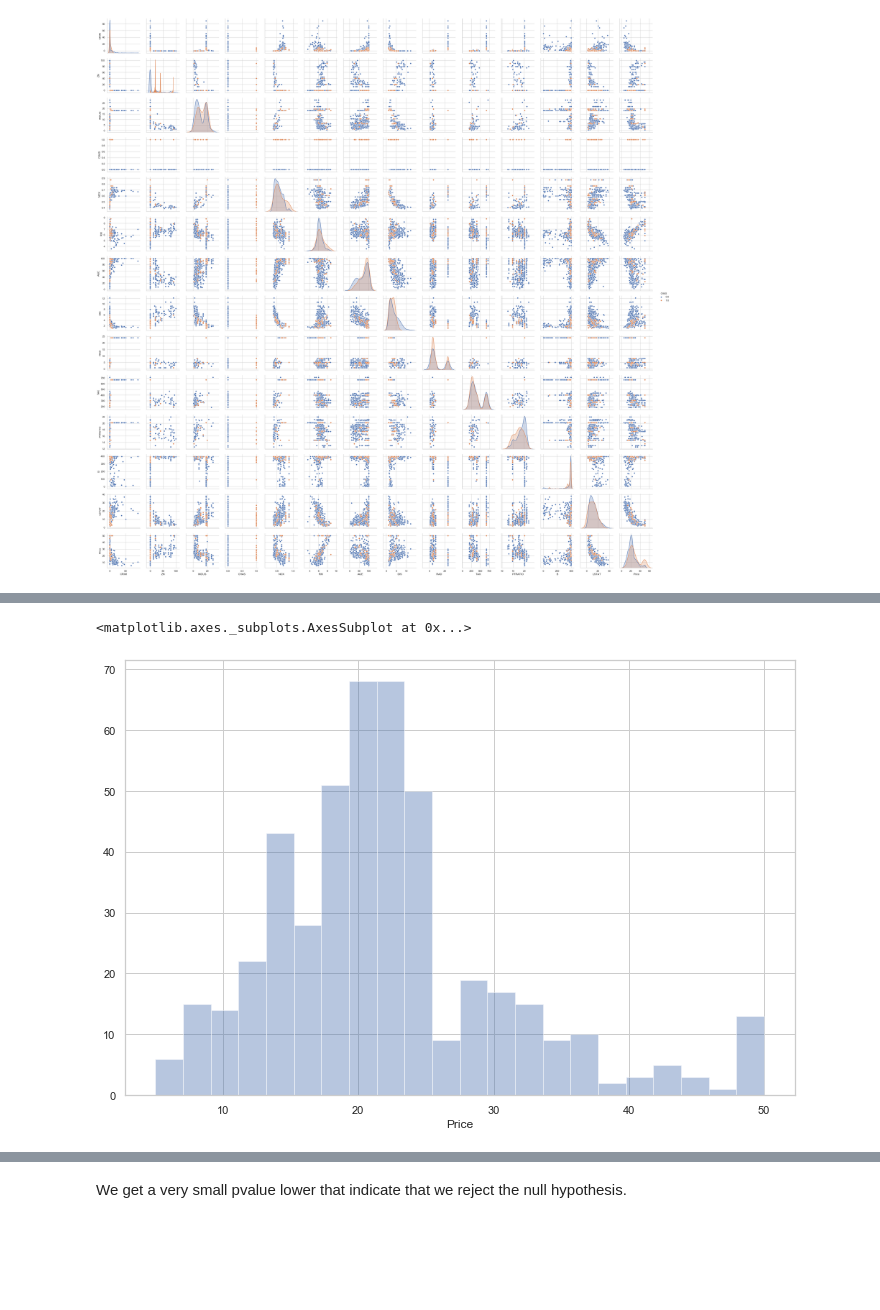
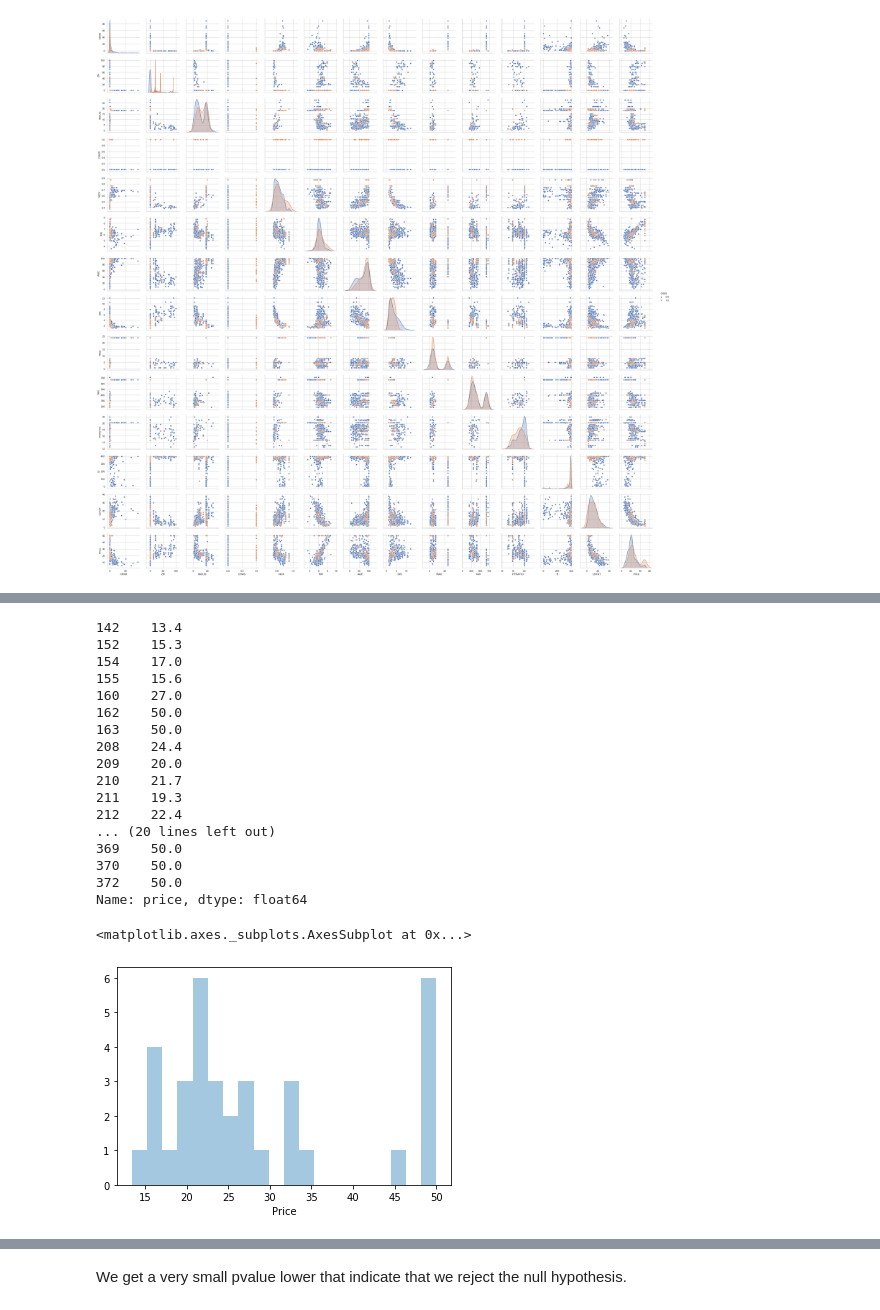
Before and after one commit to NurseQ/Machine-Learning-and-Statistics-Project-2019, a Jupyter notebook: Machine-Learning-and-Statistics-Project.ipynb, the cells around one changed output, grey strips where cells are left out. Cells and saved outputs as stored; diff of their text form; code cells hidden in the pictures; blank space fills up the shorter version.

```diff
--- a/Machine-Learning-and-Statistics-Project.ipynb
+++ b/Machine-Learning-and-Statistics-Project.ipynb
@@ -210,8 +210,8 @@ sns.pairplot(bdf, hue = 'CHAS')
 [figure]
 # %%
 # slice the dataframe
-r = bdf[bdf['CHAS']== 0.0]
-nr = bdf[bdf['CHAS']== 1.0]
+nr = bdf[bdf['CHAS']== 0.0]
+r = bdf[bdf['CHAS']== 1.0]
 # %%
 nr.count()
 # %% [output]
@@ -271,9 +291,30 @@ nr
+# %%
+# Don't know if this is needed
+df4[df4['River Charles']=='away']['price']
+# %% [output]
+142    13.4
+152    15.3
+154    17.0
+155    15.6
+160    27.0
+162    50.0
+163    50.0
+208    24.4
+209    20.0
+210    21.7
+211    19.3
+212    22.4
+... (20 lines left out)
+369    50.0
+370    50.0
+372    50.0
+Name: price, dtype: float64
 # %%
 # histogram of house prices that track the river
-sns.distplot(r['Price'], kde = False)
+sns.distplot(r['Price'],bins = 20, kde = False)
 # %% [output]
 <matplotlib.axes._subplots.AxesSubplot at 0x...>
-[figure, old version]
+[figure, new version]
 # %%
 sns.distplot(nr['Price'], bins = 20, kde = False)
 # %% [output]
```
Also changed, not shown: parts of 17 cells of this notebook.
